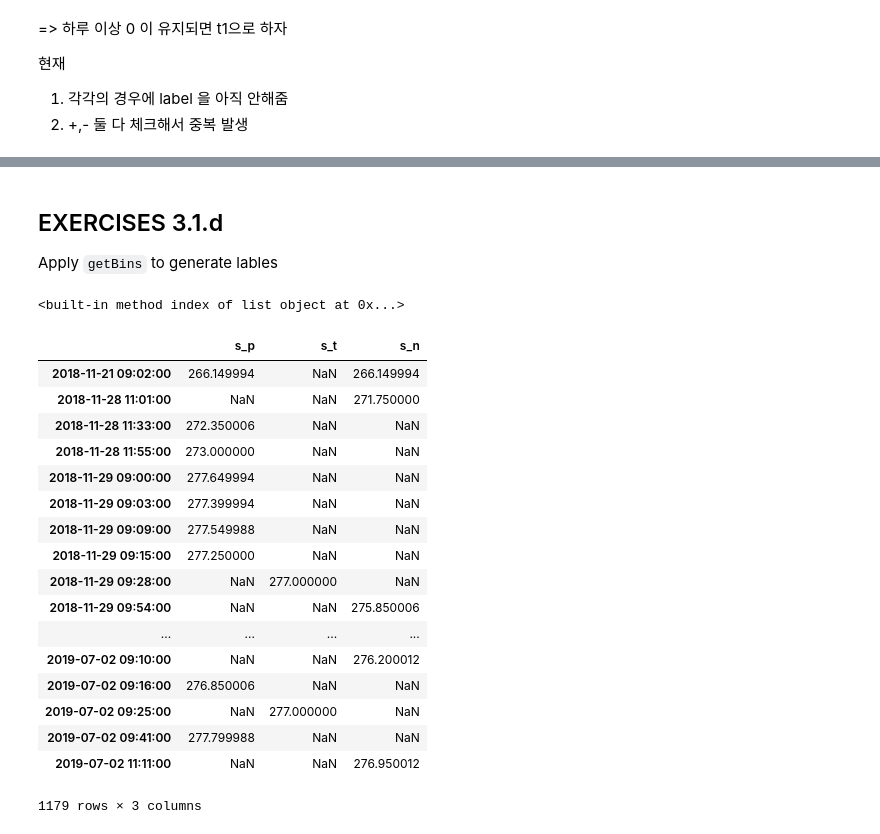
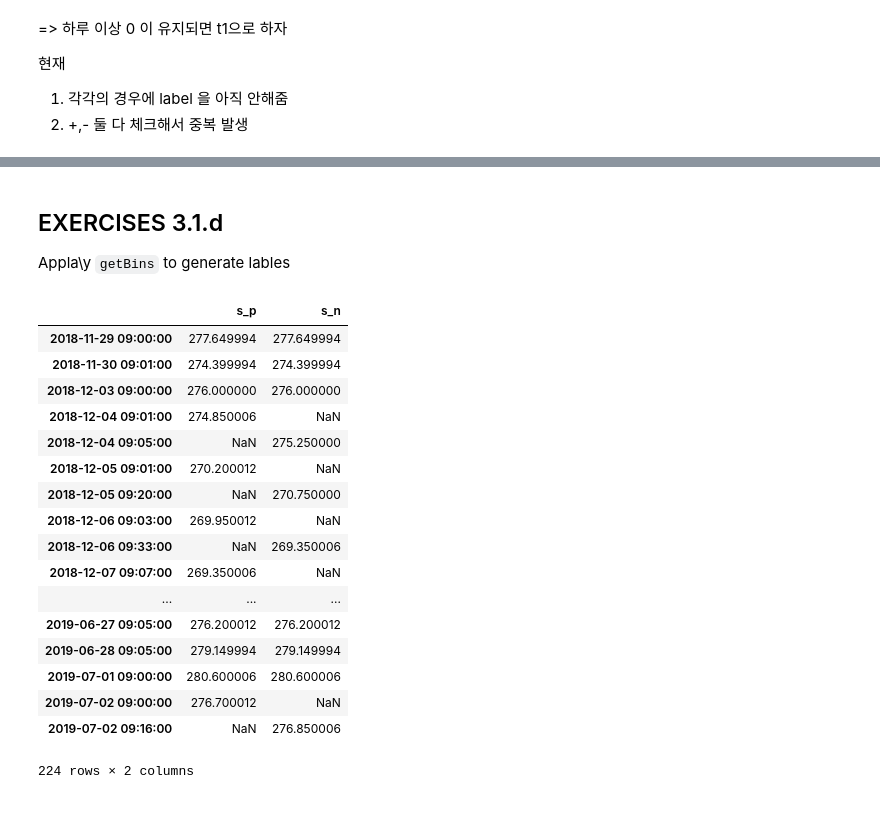
Before and after one commit to kooBH/FinanceServer, a Jupyter notebook: DE_PRADO/ch3_v1.ipynb, the cells around one changed output, grey strips where cells are left out. Saved outputs shown, nothing was run; the diff lists cells and outputs as text; code cells hidden in the pictures.

````diff
--- a/DE_PRADO/ch3_v1.ipynb
+++ b/DE_PRADO/ch3_v1.ipynb
@@ -313,4 +349,4 @@ s_t_1.plot(
 # %% [markdown]
 ## EXERCISES 3.1.d<a name='e_3_1_d'></a>
-Apply ```getBins``` to generate lables
+Appla\y ```getBins``` to generate lables
 # %%
@@ -380,27 +399,26 @@ def CUSUM_Triple(
 # %%
 window=100
 #s_t = CUSUM3('dollar_t5300000_d200.csv',h=h_t,window=window)
 df = pd.read_csv('dollar_D_15.csv',index_col='timestamp')
-triple= CUSUM_Triple(df,h=h_t,window=window,col='price')
+triple= CUSUM_Bin(df,window=window,col='price')
 
 triple
 # %% [output]
+|  | s_p | s_n |
+| 2018-11-29 09:00:00 | 277.649994 | 277.649994 |
+| 2018-11-30 09:01:00 | 274.399994 | 274.399994 |
+| 2018-12-03 09:00:00 | 276.000000 | 276.000000 |
+| 2018-12-04 09:01:00 | 274.850006 | NaN |
+| 2018-12-04 09:05:00 | NaN | 275.250000 |
+| 2018-12-05 09:01:00 | 270.200012 | NaN |
+| 2018-12-05 09:20:00 | NaN | 270.750000 |
+| 2018-12-06 09:03:00 | 269.950012 | NaN |
+| 2018-12-06 09:33:00 | NaN | 269.350006 |
+| 2018-12-07 09:07:00 | 269.350006 | NaN |
+| ... | ... | ... |
+| 2019-06-27 09:05:00 | 276.200012 | 276.200012 |
+| 2019-06-28 09:05:00 | 279.149994 | 279.149994 |
+| 2019-07-01 09:00:00 | 280.600006 | 280.600006 |
+| 2019-07-02 09:00:00 | 276.700012 | NaN |
+| 2019-07-02 09:16:00 | NaN | 276.850006 |
-<built-in method index of list object at 0x...>
+224 rows × 2 columns
-|  | s_p | s_t | s_n |
-| 2018-11-21 09:02:00 | 266.149994 | NaN | 266.149994 |
-| 2018-11-28 11:01:00 | NaN | NaN | 271.750000 |
-| 2018-11-28 11:33:00 | 272.350006 | NaN | NaN |
-| 2018-11-28 11:55:00 | 273.000000 | NaN | NaN |
-| 2018-11-29 09:00:00 | 277.649994 | NaN | NaN |
-| 2018-11-29 09:03:00 | 277.399994 | NaN | NaN |
-| 2018-11-29 09:09:00 | 277.549988 | NaN | NaN |
-| 2018-11-29 09:15:00 | 277.250000 | NaN | NaN |
-| 2018-11-29 09:28:00 | NaN | 277.000000 | NaN |
-| 2018-11-29 09:54:00 | NaN | NaN | 275.850006 |
-| ... | ... | ... | ... |
-| 2019-07-02 09:10:00 | NaN | NaN | 276.200012 |
-| 2019-07-02 09:16:00 | 276.850006 | NaN | NaN |
-| 2019-07-02 09:25:00 | NaN | 277.000000 | NaN |
-| 2019-07-02 09:41:00 | 277.799988 | NaN | NaN |
-| 2019-07-02 11:11:00 | NaN | NaN | 276.950012 |
-1179 rows × 3 columns
````
Also changed, not shown: parts of 6 cells of this notebook.
